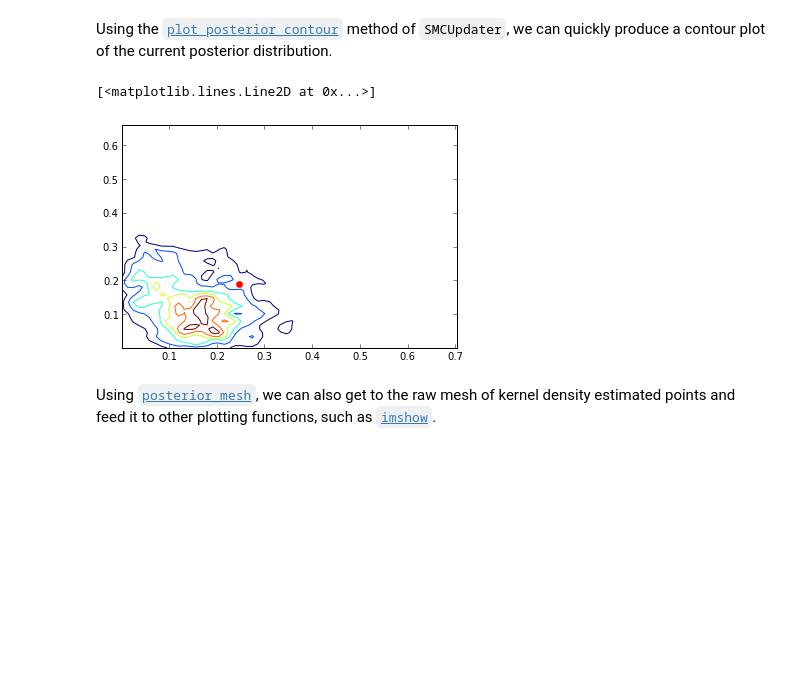
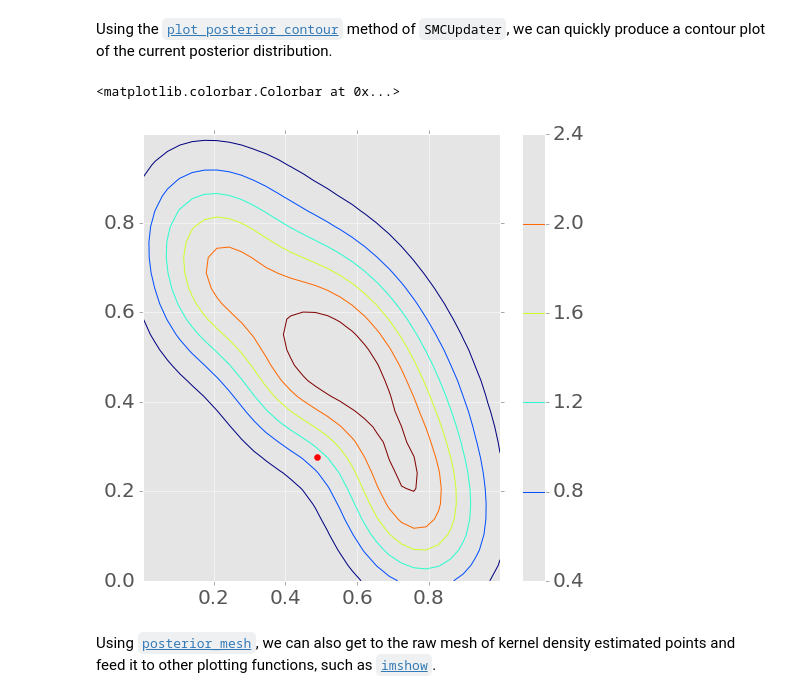
Before and after one commit to QInfer/python-qinfer, a Jupyter notebook: examples/plot_example.ipynb, the cells around one changed output. Saved outputs shown, nothing was run; the diff lists cells and outputs as text; code cells hidden in the pictures; blank space fills up the shorter version.

```diff
--- a/examples/plot_example.ipynb
+++ b/examples/plot_example.ipynb
@@ -34,7 +40,7 @@ parameters are $\vec{e} = (t_1, t_2)$.
 This likelihood function demonstrates many of the core concepts we want to explore here, but is simple enough to implement quickly.
 # %%
 # We start off by making a new class that inherits from Model.
-class MultiCosModel(Model):
+class MultiCosModel(qi.abstract_model.Model):
 
     # We need to specify how many model parameters this model has.
     @property
@@ -85,7 +91,7 @@ class MultiCosModel(Model):
         # Now we use pr0_to_likelihood_array to turn this two index array
         # above into the form expected by SMCUpdater and other consumers
         # of likelihood().
-        return Model.pr0_to_likelihood_array(outcomes, pr0)
+        return qi.abstract_model.Model.pr0_to_likelihood_array(outcomes, pr0)
 # %% [markdown]
 Now that we've defined a model, we can make an instance.
 # %%
@@ -93,22 +99,17 @@ m = MultiCosModel()
 # %% [markdown]
 The prior we take to be $\pi(\omega_1, \omega_2) = 1$ for all $\omega_i \in [0, 1]$.
 # %%
-prior = UniformDistribution([[0, 1], [0, 1]])
+prior = qi.distributions.UniformDistribution([[0, 1], [0, 1]])
 # %% [markdown]
 Finally, we can pass the model and the prior to the updater. We will use 2500 particles.
 # %%
-updater = SMCUpdater(m, 2500, prior)
+updater = qi.smc.SMCUpdater(m, 2500, prior)
 # %% [markdown]
 Let's run a few experiments.
 # %%
 true = prior.sample()
-for idx_exp in xrange(50):
+for idx_exp in range(50):
     # Use the variance in the posterior to set the time we evolve for.
-    # Note that this is a slight generalization of the
-    # particle guess heuristic introduced in [].
-    #
-    # We slow it down by 30% to ensure unimodality, since we
-    # don't have an inversion argument here.
     expparams = np.array([
         # We want one element...
         (
@@ -123,11 +124,12 @@ for idx_exp in xrange(50):
 # %% [markdown]
 Using the [`plot_posterior_contour`](http://python-qinfer.readthedocs.org/en/latest/apiref/smc.html#qinfer.smc.SMCUpdater.plot_posterior_contour) method of `SMCUpdater`, we can quickly produce a contour plot of the current posterior distribution.
 # %%
-updater.plot_posterior_contour(res1=60, res2=60)
-plot(true[0, 0], true[0, 1], 'r.', markersize=12)
+updater.plot_posterior_contour(res1=30, res2=30, smoothing = .1)
+plt.plot(true[0, 0], true[0, 1], 'r.', markersize=12)
+plt.colorbar()
 # %% [output]
-[<matplotlib.lines.Line2D at 0x...>]
+<matplotlib.colorbar.Colorbar at 0x...>
-[figure, old version]
+[figure, new version]
 # %% [markdown]
 Using [`posterior_mesh`](http://python-qinfer.readthedocs.org/en/latest/apiref/smc.html#qinfer.smc.SMCUpdater.posterior_mesh), we can also get to the raw mesh of kernel density estimated points and feed it to other plotting functions, such as [`imshow`](http://matplotlib.org/api/pyplot_api.html#matplotlib.pyplot.imshow).
 # %%
```
Also changed, not shown: parts of 10 cells of this notebook, 6 other files.
